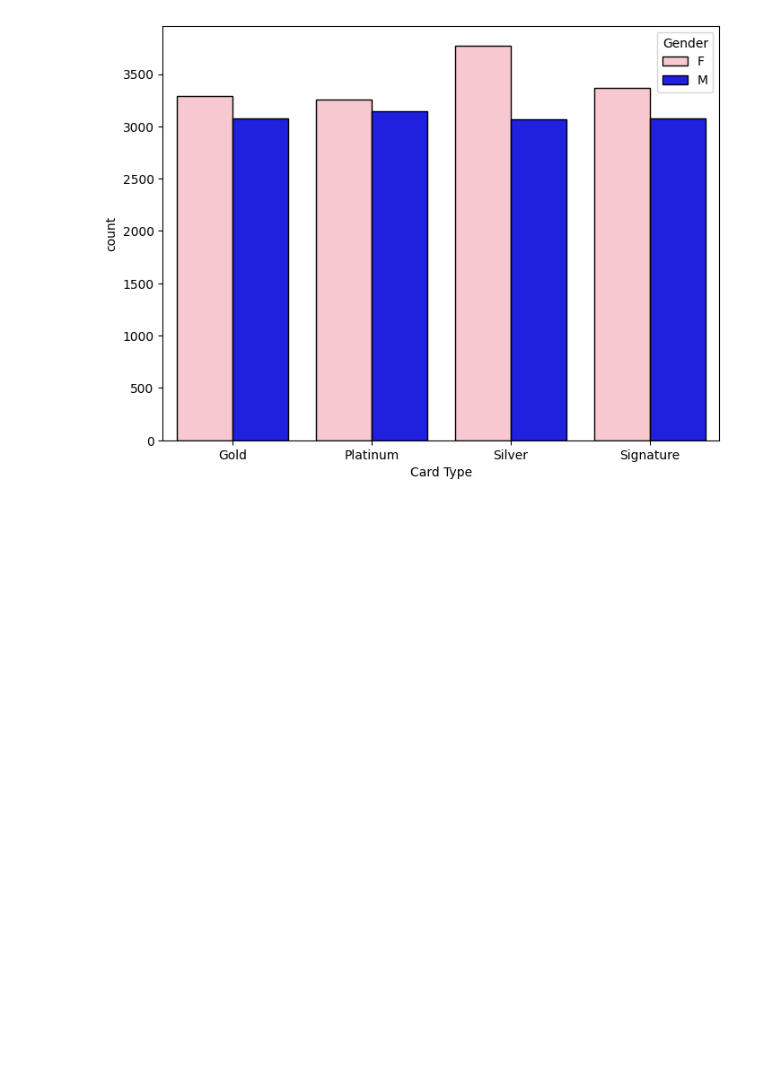
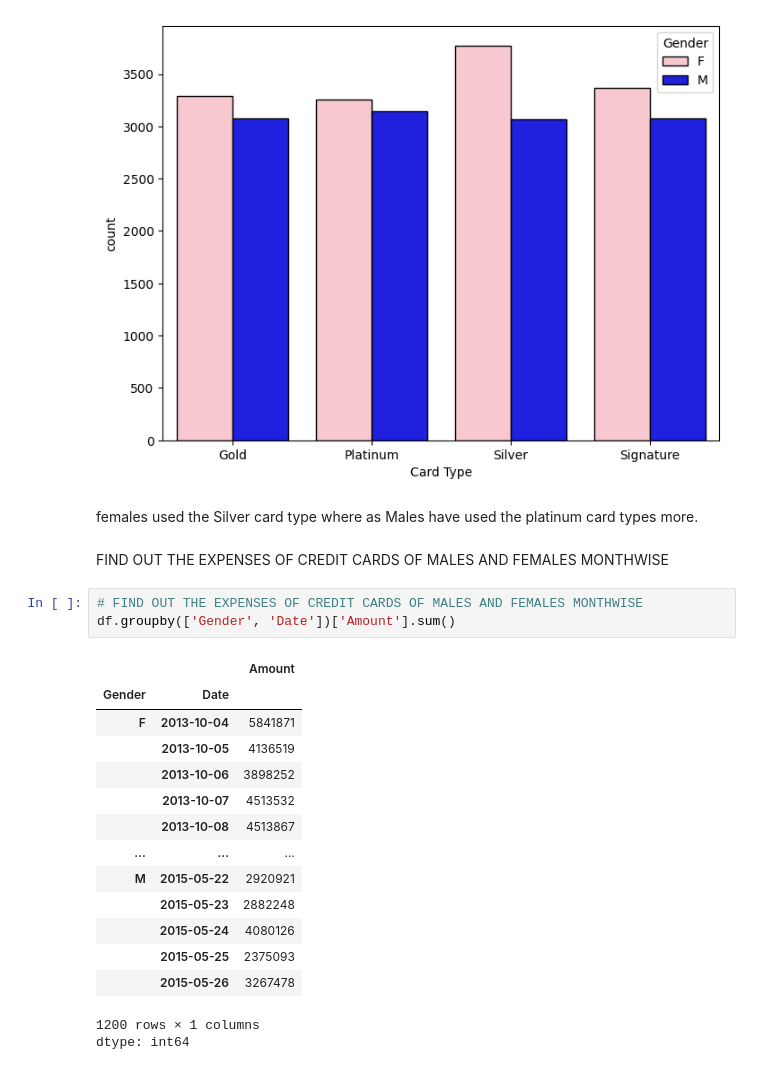
Before and after one commit to RichardKameri/pydata, a Jupyter notebook: Capstone.ipynb, the cells around one changed output. Cells and saved outputs as stored; diff of their text form; blank space fills up the shorter version.

```diff
--- a/Capstone.ipynb
+++ b/Capstone.ipynb
@@ -236,3 +236,26 @@ sns.countplot(x="Card Type",hue="Gender",data=df,palette=["pink","blue"],edgecol
 plt.show()
 # %% [output]
 [figure]
+# %% [markdown]
+females used the Silver card type where as Males have used the platinum card types more.
+# %% [markdown]
+FIND OUT THE EXPENSES OF CREDIT CARDS OF MALES AND FEMALES MONTHWISE
+# %%
+# FIND OUT THE EXPENSES OF CREDIT CARDS OF MALES AND FEMALES MONTHWISE
+df.groupby(['Gender', 'Date'])['Amount'].sum()
+# %% [output]
+|  |  | Amount |
+| Gender | Date |  |
+| F | 2013-10-04 | 5841871 |
+|  | 2013-10-05 | 4136519 |
+|  | 2013-10-06 | 3898252 |
+|  | 2013-10-07 | 4513532 |
+|  | 2013-10-08 | 4513867 |
+| ... | ... | ... |
+| M | 2015-05-22 | 2920921 |
+|  | 2015-05-23 | 2882248 |
+|  | 2015-05-24 | 4080126 |
+|  | 2015-05-25 | 2375093 |
+|  | 2015-05-26 | 3267478 |
+1200 rows × 1 columns
+dtype: int64
```
Also changed, not shown: parts of 3 cells of this notebook.
